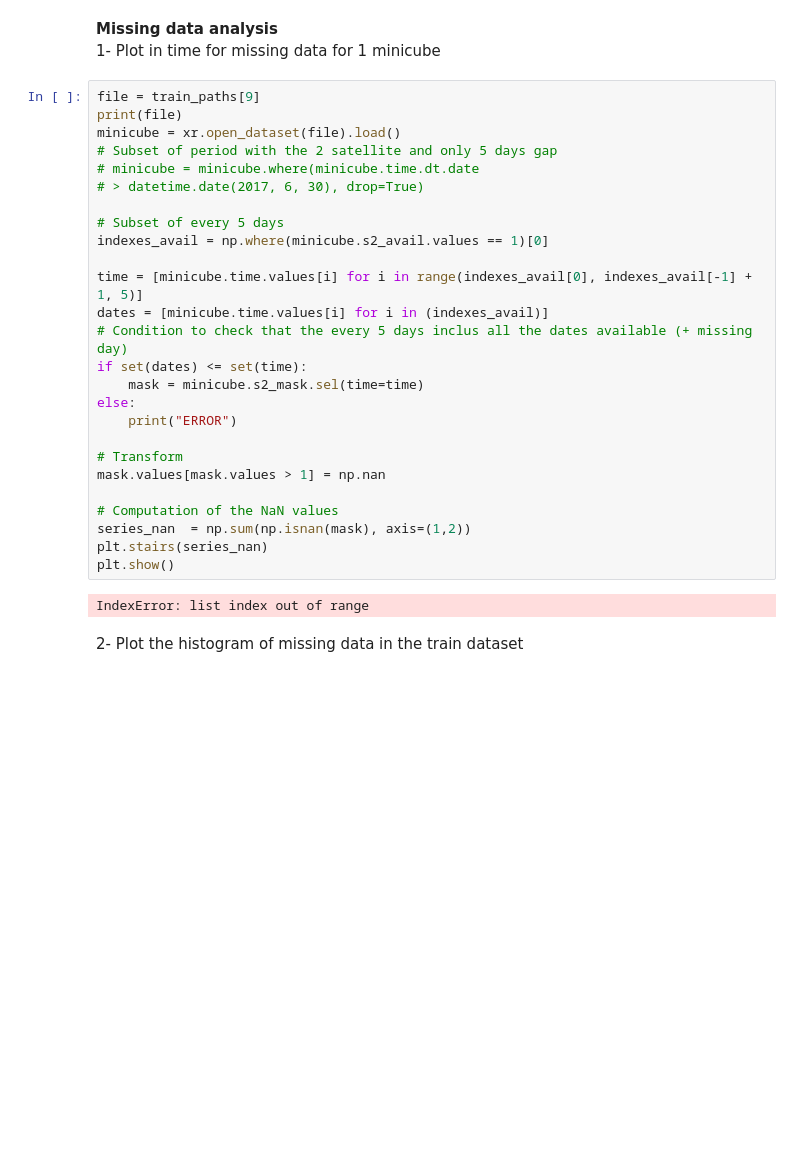
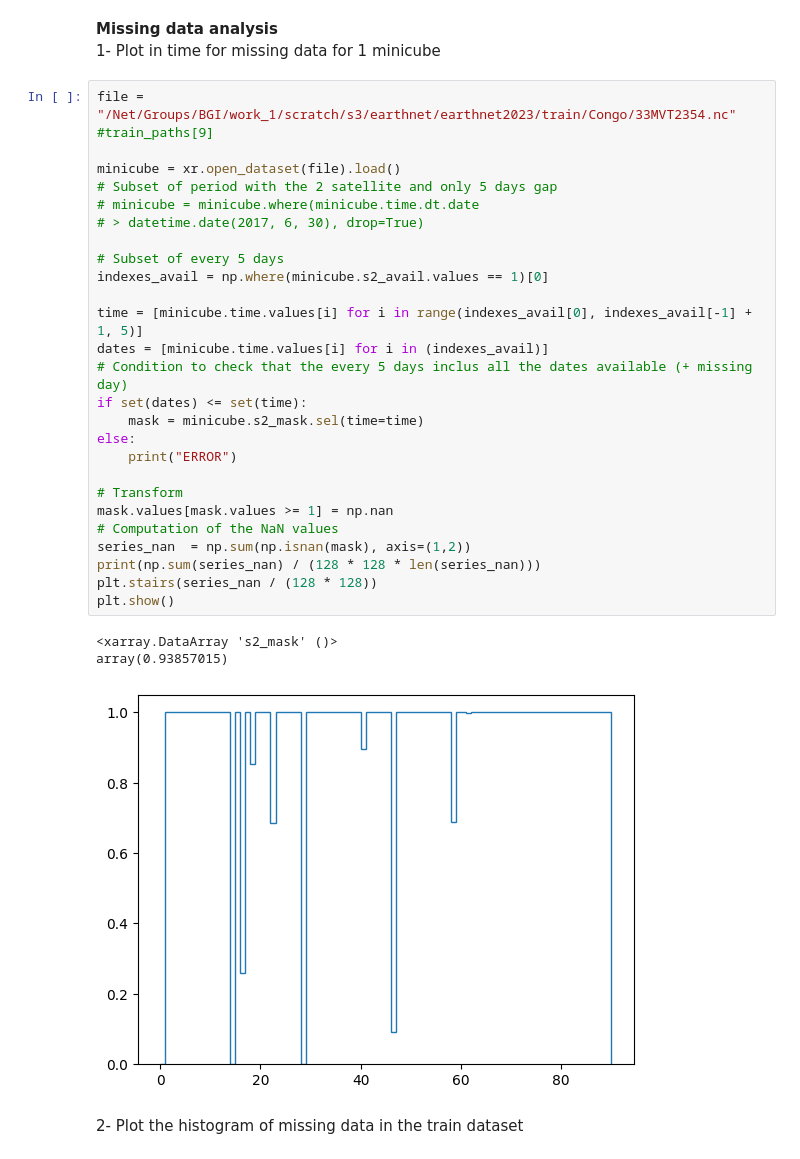
Before and after one commit to earthnet2021/earthnet-models-pytorch, a Jupyter notebook: Data_analysis/En23_analysis.ipynb, the cells around one changed output. Cells and saved outputs as stored; diff of their text form; blank space fills up the shorter version.

```diff
--- a/Data_analysis/En23_analysis.ipynb
+++ b/Data_analysis/En23_analysis.ipynb
@@ -19,33 +19,35 @@ pred_paths = list(Path("/Net/Groups/BGI/scratch/crobin/earthnet-models-pytorch/e
 **Missing data analysis**
 1- Plot in time for missing data for 1 minicube
 # %%
-file = train_paths[9]
-print(file)
+file = "/Net/Groups/BGI/work_1/scratch/s3/earthnet/earthnet2023/train/Congo/33MVT2354.nc" #train_paths[9]
+
 minicube = xr.open_dataset(file).load()
 # Subset of period with the 2 satellite and only 5 days gap
 # minicube = minicube.where(minicube.time.dt.date
 # > datetime.date(2017, 6, 30), drop=True)
 
 # Subset of every 5 days
 indexes_avail = np.where(minicube.s2_avail.values == 1)[0]
 
 time = [minicube.time.values[i] for i in range(indexes_avail[0], indexes_avail[-1] + 1, 5)]
 dates = [minicube.time.values[i] for i in (indexes_avail)]
 # Condition to check that the every 5 days inclus all the dates available (+ missing day)
 if set(dates) <= set(time):
     mask = minicube.s2_mask.sel(time=time)
 else:
     print("ERROR")
 
 # Transform
-mask.values[mask.values > 1] = np.nan
-
+mask.values[mask.values >= 1] = np.nan
 # Computation of the NaN values
 series_nan  = np.sum(np.isnan(mask), axis=(1,2))
-plt.stairs(series_nan)
+print(np.sum(series_nan) / (128 * 128 * len(series_nan)))
+plt.stairs(series_nan / (128 * 128))
 plt.show()
 # %% [output]
-IndexError: list index out of range
+<xarray.DataArray 's2_mask' ()>
+array(0.93857015)
+[figure, added]
 # %% [markdown]
 2- Plot the histogram of missing data in the train dataset
 # %%
```
Also changed, not shown: parts of 5 cells of this notebook, 39 other files.
